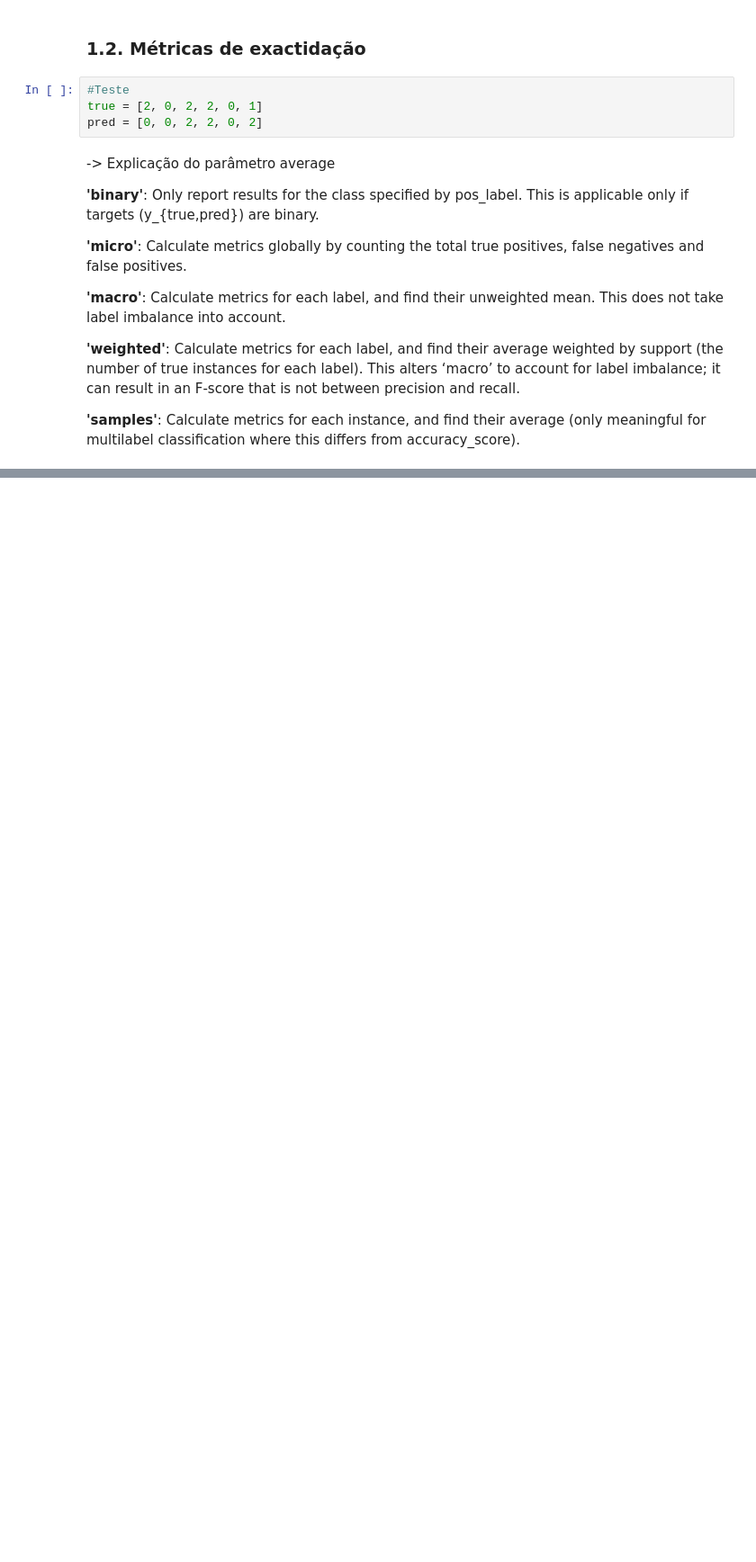
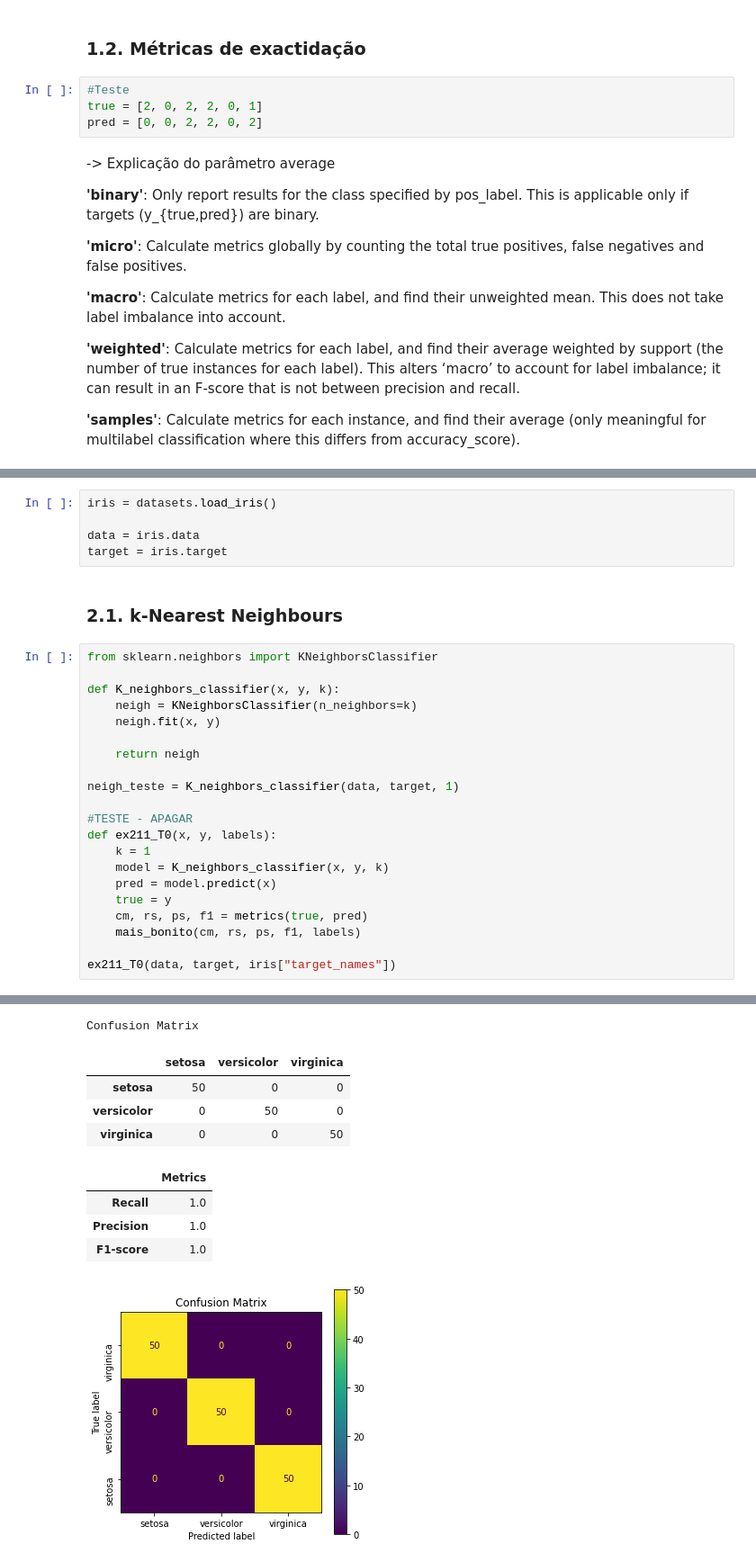
Before and after one commit to patii01/TCD-TP, a Jupyter notebook: Part_B/code/mainActivity.ipynb, the cells around one changed output, grey strips where cells are left out. Shown at 90% size. Drawn from its saved outputs; the diff is of its cells as text; blank space fills up the shorter version.

```diff
--- a/Part_B/code/mainActivity.ipynb
+++ b/Part_B/code/mainActivity.ipynb
@@ -230,0 +205,29 @@ Confusion Matrix
+# %%
+iris = datasets.load_iris()
+
+data = iris.data
+target = iris.target
+# %% [markdown]
+### 2.1. k-Nearest Neighbours
+# %%
+from sklearn.neighbors import KNeighborsClassifier
+
+def K_neighbors_classifier(x, y, k):
+    neigh = KNeighborsClassifier(n_neighbors=k)
+    neigh.fit(x, y)
+
+    return neigh
+
+neigh_teste = K_neighbors_classifier(data, target, 1)
+
+#TESTE - APAGAR
+def ex211_T0(x, y, labels):
+    k = 1
+    model = K_neighbors_classifier(x, y, k)
+    pred = model.predict(x)
+    true = y
+    cm, rs, ps, f1 = metrics(true, pred)
+    mais_bonito(cm, rs, ps, f1, labels)
+
+ex211_T0(data, target, iris["target_names"])
+# %% [output]
@@ -230,0 +245,10 @@ Confusion Matrix
+Confusion Matrix
+|  | setosa | versicolor | virginica |
+| setosa | 50 | 0 | 0 |
+| versicolor | 0 | 50 | 0 |
+| virginica | 0 | 0 | 50 |
+|  | Metrics |
+| Recall | 1.0 |
+| Precision | 1.0 |
+| F1-score | 1.0 |
+[figure, added]
```
Also changed, not shown: parts of 13 cells of this notebook.
